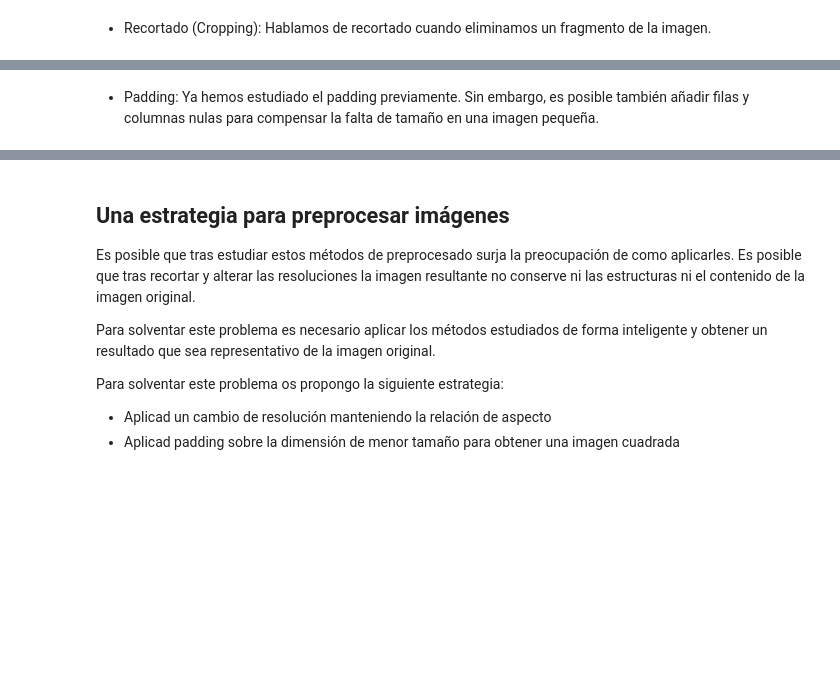
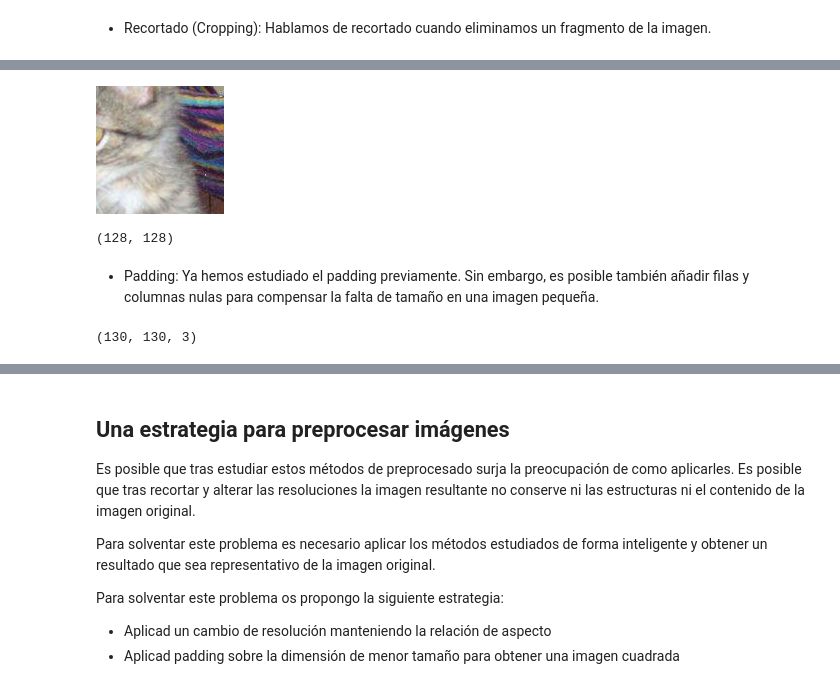
Before and after one commit to JoseAdFer/IDAL_IA3_JoseAdell, a Jupyter notebook: computer_vision_2.ipynb, the cells around one changed output, grey strips where cells are left out. Drawn from its saved outputs; the diff is of its cells as text; code cells hidden in the pictures; blank space fills up the shorter version.

```diff
--- a/computer_vision_2.ipynb
+++ b/computer_vision_2.ipynb
@@ -438,12 +482,16 @@ print(center_height, center_width)
 # %%
-left = 244-64
-top = 250-64
-right = 244+64
-bottom = 250+64
+left = 198-64
+top = 156-64
+right = 198+64
+bottom = 156+64
 cropped_img = img.crop(box=(left, top, right, bottom))
 cropped_img
+# %% [output]
+[figure, added]
 # %%
 cropped_img.size
+# %% [output]
+(128, 128)
 # %% [markdown]
 - Padding: Ya hemos estudiado el padding previamente. Sin embargo, es posible también añadir filas y columnas nulas para compensar la falta de tamaño en una imagen pequeña.
 # %%
@@ -452,4 +500,6 @@ cropped_img.size
 array = np.array(cropped_img)
 padded_image = np.pad(array, ((1,1),(1,1),(0,0)))
 padded_image.shape
+# %% [output]
+(130, 130, 3)
 # %%
```
Also changed, not shown: parts of 12 cells of this notebook.
